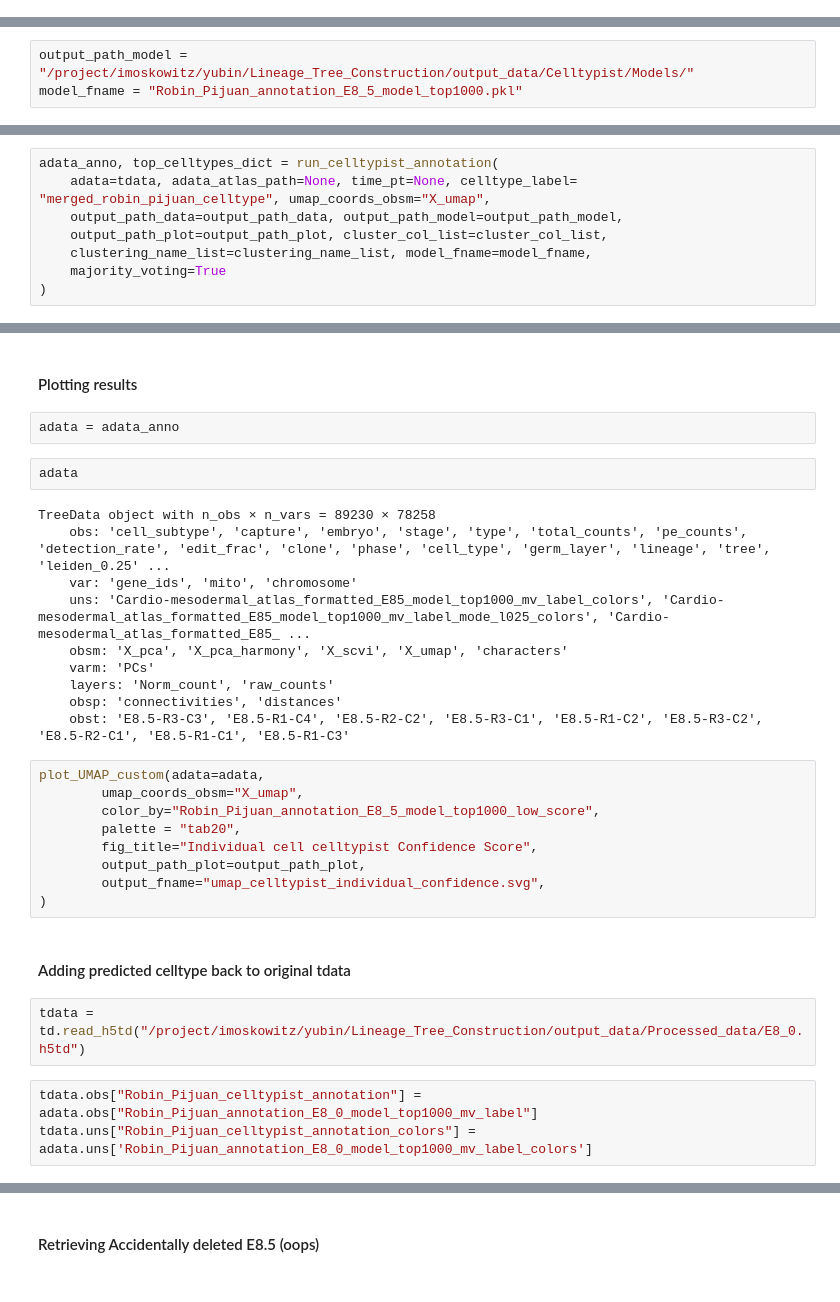
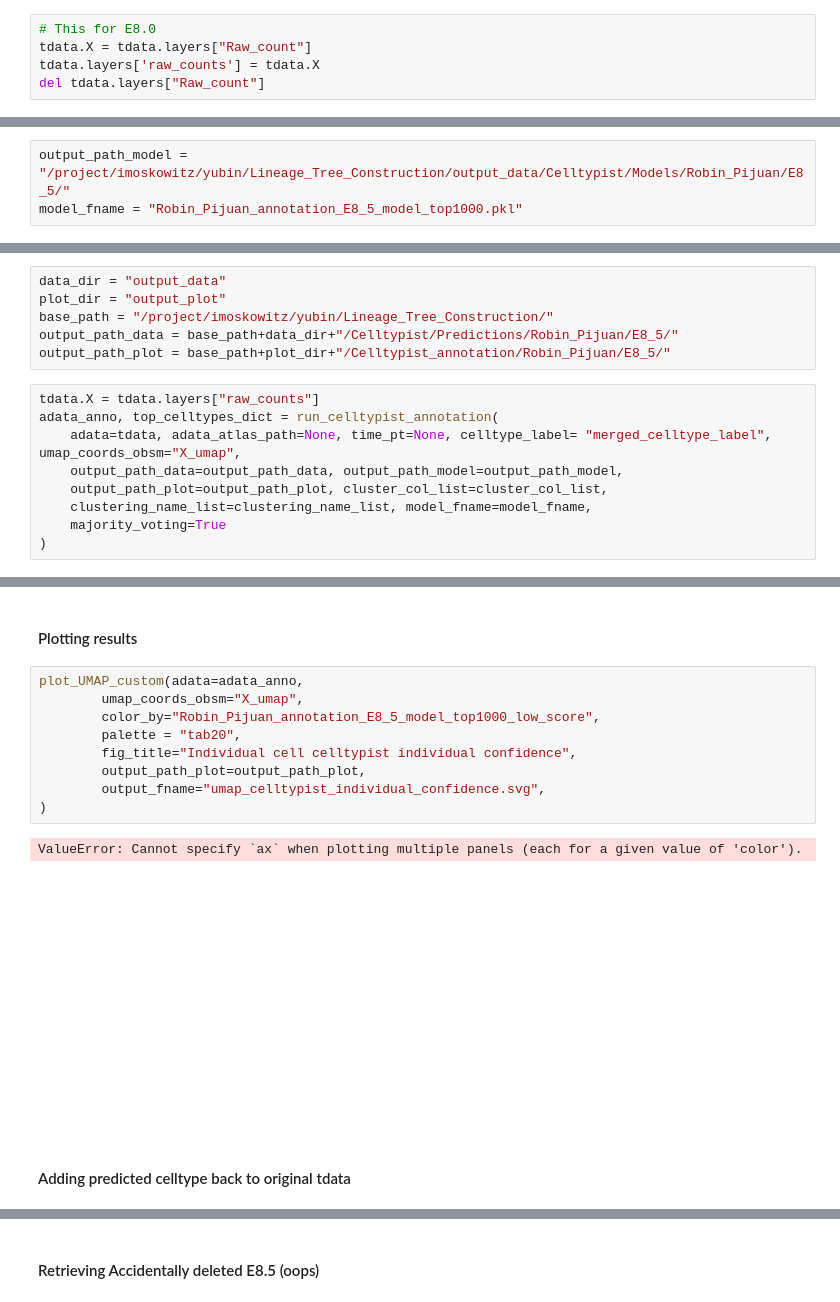
Before and after one commit to Oiya861028/Lineage_Tree_Construction, a Jupyter notebook: Moslin/Cardiac_Analysis/robin_celltypist_annotation.ipynb, the cells around one changed output, grey strips where cells are left out. Saved outputs shown, nothing was run; the diff lists cells and outputs as text.

```diff
--- a/Moslin/Cardiac_Analysis/robin_celltypist_annotation.ipynb
+++ b/Moslin/Cardiac_Analysis/robin_celltypist_annotation.ipynb
@@ -214,0 +215,5 @@ TreeData object with n_obs × n_vars = 89230 × 78258
+# %%
+# This for E8.0
+tdata.X = tdata.layers["Raw_count"]
+tdata.layers['raw_counts'] = tdata.X
+del tdata.layers["Raw_count"]
@@ -215,5 +222,5 @@ TreeData object with n_obs × n_vars = 89230 × 78258
 # %%
-output_path_model = "/project/imoskowitz/yubin/Lineage_Tree_Construction/output_data/Celltypist/Models/"
+output_path_model = "/project/imoskowitz/yubin/Lineage_Tree_Construction/output_data/Celltypist/Models/Robin_Pijuan/E8_5/"
 model_fname = "Robin_Pijuan_annotation_E8_5_model_top1000.pkl"
 # %%
 ### set clusters to use to get mode cell type per cluster
@@ -222,9 +229,16 @@ cluster_col_list = ["leiden_0.25", "leiden_0.5", "leiden_1.0", "leiden_2.0"]
 clustering_name_list = ["l025", "l05", "l10", "l20"]
 # %% [markdown]
 Note that For E8.5 the cell_type is instead called "Annotation"
+# %%
+data_dir = "output_data"
+plot_dir = "output_plot"
+base_path = "/project/imoskowitz/yubin/Lineage_Tree_Construction/"
+output_path_data = base_path+data_dir+"/Celltypist/Predictions/Robin_Pijuan/E8_5/"
+output_path_plot = base_path+plot_dir+"/Celltypist_annotation/Robin_Pijuan/E8_5/"
 # %%
+tdata.X = tdata.layers["raw_counts"]
 adata_anno, top_celltypes_dict = run_celltypist_annotation(
-    adata=tdata, adata_atlas_path=None, time_pt=None, celltype_label= "merged_robin_pijuan_celltype", umap_coords_obsm="X_umap",
+    adata=tdata, adata_atlas_path=None, time_pt=None, celltype_label= "merged_celltype_label", umap_coords_obsm="X_umap",
     output_path_data=output_path_data, output_path_model=output_path_model,
     output_path_plot=output_path_plot, cluster_col_list=cluster_col_list,
     clustering_name_list=clustering_name_list, model_fname=model_fname,
@@ -261,36 +275,20 @@ TreeData object with n_obs × n_vars = 89230 × 78258
     obst: 'E8.5-R3-C3', 'E8.5-R1-C4', 'E8.5-R2-C2', 'E8.5-R3-C1', 'E8.5-R1-C2', 'E8.5-R3-C2', 'E8.5-R2-C1', 'E8.5-R1-C1', 'E8.5-R1-C3'
 # %% [markdown]
 #### Plotting results
-# %%
-adata = adata_anno
-# %%
-adata
-# %% [output]
-TreeData object with n_obs × n_vars = 89230 × 78258
-    obs: 'cell_subtype', 'capture', 'embryo', 'stage', 'type', 'total_counts', 'pe_counts', 'detection_rate', 'edit_frac', 'clone', 'phase', 'cell_type', 'germ_layer', 'lineage', 'tree', 'leiden_0.25' ...
-    var: 'gene_ids', 'mito', 'chromosome'
-    uns: 'Cardio-mesodermal_atlas_formatted_E85_model_top1000_mv_label_colors', 'Cardio-mesodermal_atlas_formatted_E85_model_top1000_mv_label_mode_l025_colors', 'Cardio-mesodermal_atlas_formatted_E85_ ...
-    obsm: 'X_pca', 'X_pca_harmony', 'X_scvi', 'X_umap', 'characters'
-    varm: 'PCs'
-    layers: 'Norm_count', 'raw_counts'
-    obsp: 'connectivities', 'distances'
-    obst: 'E8.5-R3-C3', 'E8.5-R1-C4', 'E8.5-R2-C2', 'E8.5-R3-C1', 'E8.5-R1-C2', 'E8.5-R3-C2', 'E8.5-R2-C1', 'E8.5-R1-C1', 'E8.5-R1-C3'
 # %%
-plot_UMAP_custom(adata=adata,
+plot_UMAP_custom(adata=adata_anno,
         umap_coords_obsm="X_umap",
         color_by="Robin_Pijuan_annotation_E8_5_model_top1000_low_score",
         palette = "tab20",
-        fig_title="Individual cell celltypist Confidence Score",
+        fig_title="Individual cell celltypist individual confidence",
         output_path_plot=output_path_plot,
         output_fname="umap_celltypist_individual_confidence.svg",
 )
+# %% [output]
+ValueError: Cannot specify `ax` when plotting multiple panels (each for a given value of 'color').
+[figure, added]
 # %% [markdown]
 #### Adding predicted celltype back to original tdata
-# %%
-tdata = td.read_h5td("/project/imoskowitz/yubin/Lineage_Tree_Construction/output_data/Processed_data/E8_0.h5td")
-# %%
-tdata.obs["Robin_Pijuan_celltypist_annotation"] = adata.obs["Robin_Pijuan_annotation_E8_0_model_top1000_mv_label"]
-tdata.uns["Robin_Pijuan_celltypist_annotation_colors"] = adata.uns['Robin_Pijuan_annotation_E8_0_model_top1000_mv_label_colors']
 # %%
 tdata
 # %% [output]
```
Also changed, not shown: parts of 14 cells of this notebook, 3 other files.
